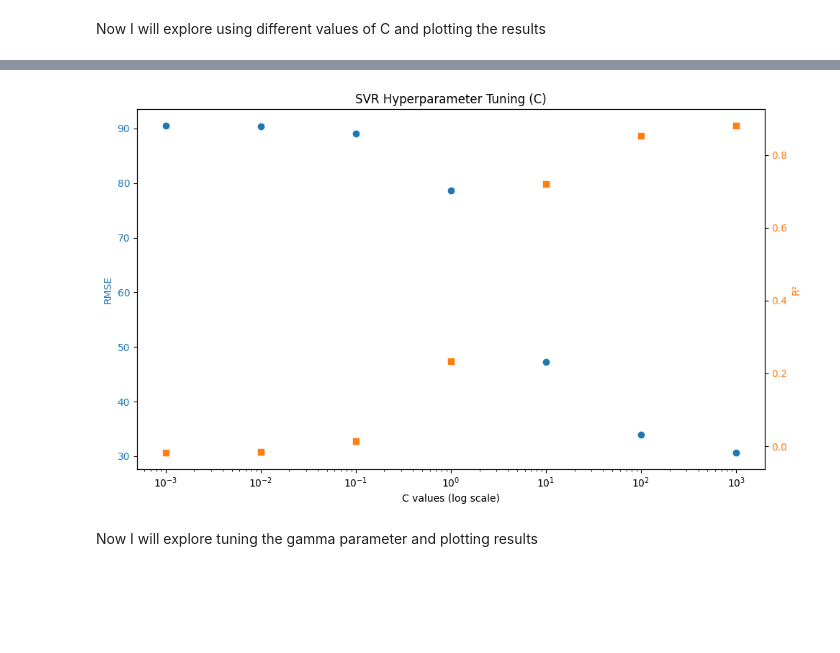
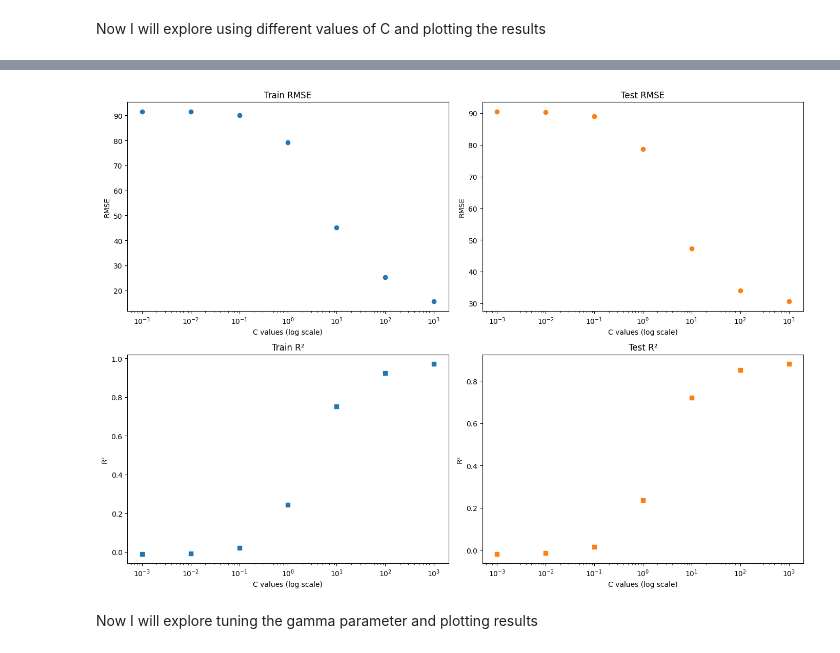
Before and after one commit to gavinmcg1/CT4101-Assignemnt2, a Jupyter notebook: SVR.ipynb, the cells around one changed output, grey strips where cells are left out. Saved outputs shown, nothing was run; the diff lists cells and outputs as text; code cells hidden in the pictures; blank space fills up the shorter version.

```diff
--- a/SVR.ipynb
+++ b/SVR.ipynb
@@ -119,13 +131,19 @@ Now I will explore using different values of C and plotting the results
 # %%
 C_values = [0.001, 0.01, 0.1, 1, 10, 100, 1000]
 
-rmse_results = []
-r2_results = []
+train_rmse_results = []
+train_r2_results = []
+test_rmse_results = []
+test_r2_results = []
 
 for C in C_values:
     svr_model = SVR(C=C)
-    rmse_val, r2_val = evaluate_model(svr_model, X_scaled, y)
-    rmse_results.append(rmse_val)
-    r2_results.append(r2_val)
-    print(f"SVR with C={C} - RMSE: {rmse_val:.4f}, R²: {r2_val:.4f}")
+    train_rmse, train_r2, test_rmse, test_r2 = evaluate_model(svr_model, X_scaled, y)
+    train_rmse_results.append(train_rmse)
+    train_r2_results.append(train_r2)
+    test_rmse_results.append(test_rmse)
+    test_r2_results.append(test_r2)
+    print(f"SVR with C={C}")
+    print(f"  Train - RMSE: {train_rmse:.4f}, R²: {train_r2:.4f}")
+    print(f"  Test  - RMSE: {test_rmse:.4f}, R²: {test_r2:.4f}")
 # %% [output]
@@ -143,25 +167,41 @@ SVR with C=1000 - RMSE: 30.5977, R²: 0.8801
 # %%
 # plot results
 import matplotlib.pyplot as plt
 
-fig, ax1 = plt.subplots(figsize=(10, 6))
+fig, ((ax1, ax2), (ax3, ax4)) = plt.subplots(2, 2, figsize=(14, 10))
 
+# Train RMSE
+ax1.scatter(C_values, train_rmse_results, marker='o', color='tab:blue')
 ax1.set_xlabel('C values (log scale)')
-ax1.set_ylabel('RMSE', color='tab:blue')
-ax1.scatter(C_values, rmse_results, marker='o', color='tab:blue', label='RMSE')
-ax1.tick_params(axis='y', labelcolor='tab:blue')
+ax1.set_ylabel('RMSE')
 ax1.set_xscale('log')
+ax1.set_title('Train RMSE')
 
-ax2 = ax1.twinx()
-ax2.set_ylabel('R²', color='tab:orange')
-ax2.scatter(C_values, r2_results, marker='s', color='tab:orange', label='R²')
-ax2.tick_params(axis='y', labelcolor='tab:orange')
+# Test RMSE
+ax2.scatter(C_values, test_rmse_results, marker='o', color='tab:orange')
+ax2.set_xlabel('C values (log scale)')
+ax2.set_ylabel('RMSE')
+ax2.set_xscale('log')
+ax2.set_title('Test RMSE')
 
-plt.title('SVR Hyperparameter Tuning (C)')
-fig.tight_layout()
+# Train R²
+ax3.scatter(C_values, train_r2_results, marker='s', color='tab:blue')
+ax3.set_xlabel('C values (log scale)')
+ax3.set_ylabel('R²')
+ax3.set_xscale('log')
+ax3.set_title('Train R²')
+
+# Test R²
+ax4.scatter(C_values, test_r2_results, marker='s', color='tab:orange')
+ax4.set_xlabel('C values (log scale)')
+ax4.set_ylabel('R²')
+ax4.set_xscale('log')
+ax4.set_title('Test R²')
+
+plt.tight_layout()
 plt.show()
 # %% [output]
-[figure, old version]
+[figure, new version]
 # %% [markdown]
 Now I will explore tuning the gamma parameter and plotting results
 # %%
```
Also changed, not shown: parts of 8 cells of this notebook.
